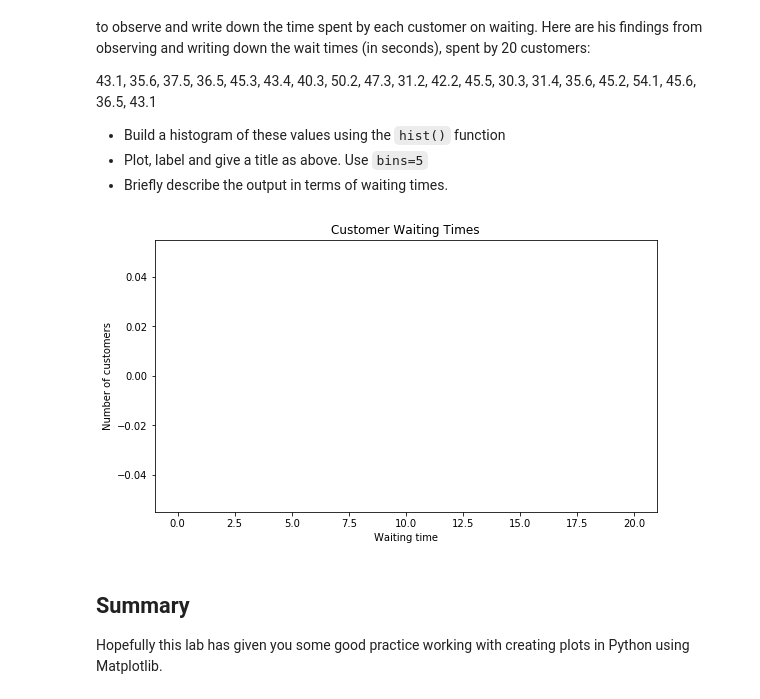
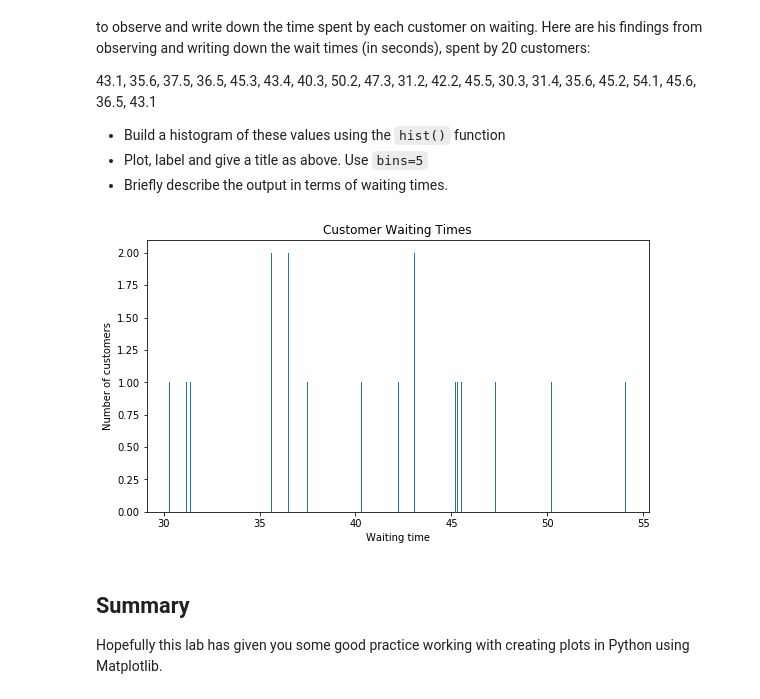
Before and after one commit to MaiaNgo/dsc-data-viz-lab-atlanta-ds-062419, a Jupyter notebook: index.ipynb, the cells around one changed output. Saved outputs shown, nothing was run; the diff lists cells and outputs as text; code cells hidden in the pictures.

```diff
--- a/index.ipynb
+++ b/index.ipynb
@@ -107,23 +107,23 @@ Joe is the branch manager at a bank. Recently, Joe been receiving customer feedb
 # %%
 x = [43.1, 35.6, 37.5, 36.5, 45.3, 43.4, 40.3, 50.2, 47.3, 31.2, 42.2, 45.5,
      30.3, 31.4, 35.6, 45.2, 54.1, 45.6, 36.5, 43.1]
 y = [0, 20]
 
 plt.figure(figsize=(9,5))
-plt.hist(x, bins = 5)
+plt.hist(x, bins = 500)
 #plt.hist(x, y, label='waiting time')
 
 plt.xlabel('Waiting time')
 plt.ylabel('Number of customers')
 plt.title('Customer Waiting Times')
 plt.show()
 
 
 #Plot the distogram with hist() function
 
 # Label, give title and show the plot
 # %% [output]
-[figure, old version]
+[figure, new version]
 # %% [markdown]
 ## Summary
 
```
